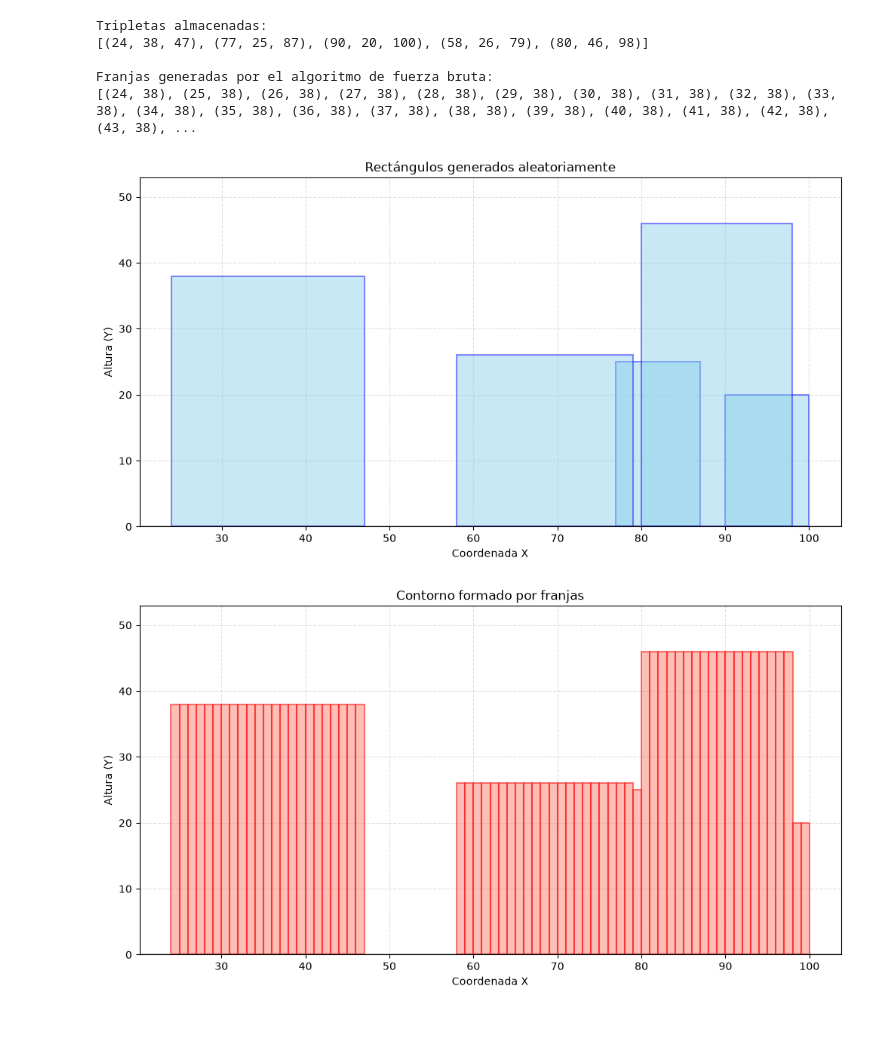
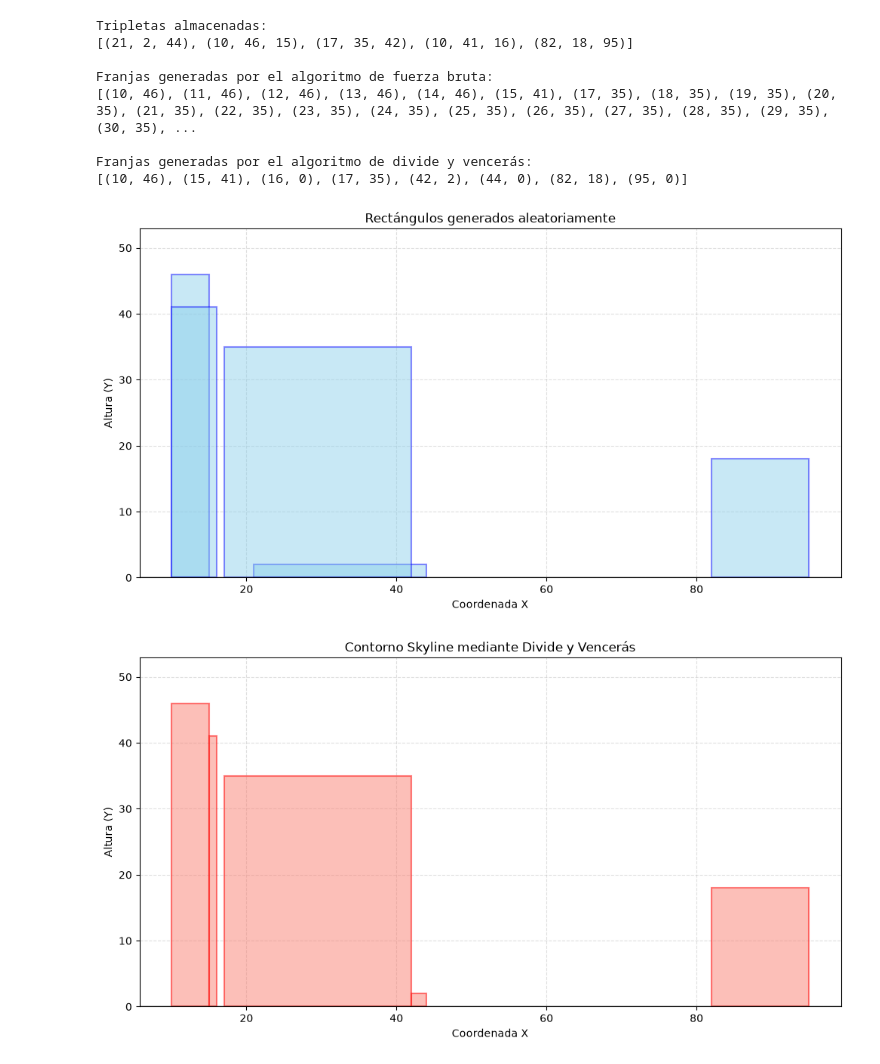
Before and after one commit to Matt-ELR/Traslape, a Jupyter notebook: problema.ipynb, the cells around one changed output. Cells and saved outputs as stored; diff of their text form; code cells hidden in the pictures; blank space fills up the shorter version.

Commit message:
Algoritmo divide y venceras V1

```diff
--- a/problema.ipynb
+++ b/problema.ipynb
@@ -157,27 +329,35 @@ def fuerzaBruta(rectangulos):
 # %%
 # Crear y almacenar las tripletas
 rectangulos = crear_rectangulos()
-franjas = fuerzaBruta(rectangulos)
+franjasFuerzaBruta = fuerzaBruta(rectangulos)
+franjasDivideVenceras = skyline_divide_venceras(rectangulos)
 
 #datos de prueba
 #rectangulos = [(1,11,5), (2,6,7), (3,13,9), (12,7,16), (14,3,25), (19,18,22)]
 #franjas = [(1,11), (3,13), (9,0), (12,7), (16,3), (19,18), (22,3), (25,0)]
 
 # Mostrar las tripletas ingresadas
 print("\nTripletas almacenadas:")
 print(rectangulos)
 
 print("\nFranjas generadas por el algoritmo de fuerza bruta:")
-print(franjas)
+print(franjasFuerzaBruta)
+
+print("\nFranjas generadas por el algoritmo de divide y vencerás:")
+print(franjasDivideVenceras)
 
 # Dibujar los rectángulos
 dibujar_rectangulos(rectangulos)
-dibujar_contorno(franjas)
+#dibujar_contorno(franjasFuerzaBruta)
+dibujar_contorno_divideVenceras(franjasDivideVenceras)
 # %% [output]
 Tripletas almacenadas:
-[(24, 38, 47), (77, 25, 87), (90, 20, 100), (58, 26, 79), (80, 46, 98)]
+[(21, 2, 44), (10, 46, 15), (17, 35, 42), (10, 41, 16), (82, 18, 95)]
 
 Franjas generadas por el algoritmo de fuerza bruta:
-[(24, 38), (25, 38), (26, 38), (27, 38), (28, 38), (29, 38), (30, 38), (31, 38), (32, 38), (33, 38), (34, 38), (35, 38), (36, 38), (37, 38), (38, 38), (39, 38), (40, 38), (41, 38), (42, 38), (43, 38), ...
+[(10, 46), (11, 46), (12, 46), (13, 46), (14, 46), (15, 41), (17, 35), (18, 35), (19, 35), (20, 35), (21, 35), (22, 35), (23, 35), (24, 35), (25, 35), (26, 35), (27, 35), (28, 35), (29, 35), (30, 35), ...
+
+Franjas generadas por el algoritmo de divide y vencerás:
+[(10, 46), (15, 41), (16, 0), (17, 35), (42, 2), (44, 0), (82, 18), (95, 0)]
-[figure, old version]
+[figure, new version]
-[figure, old version]
+[figure, new version]
```
Also changed, not shown: parts of 2 cells of this notebook.
